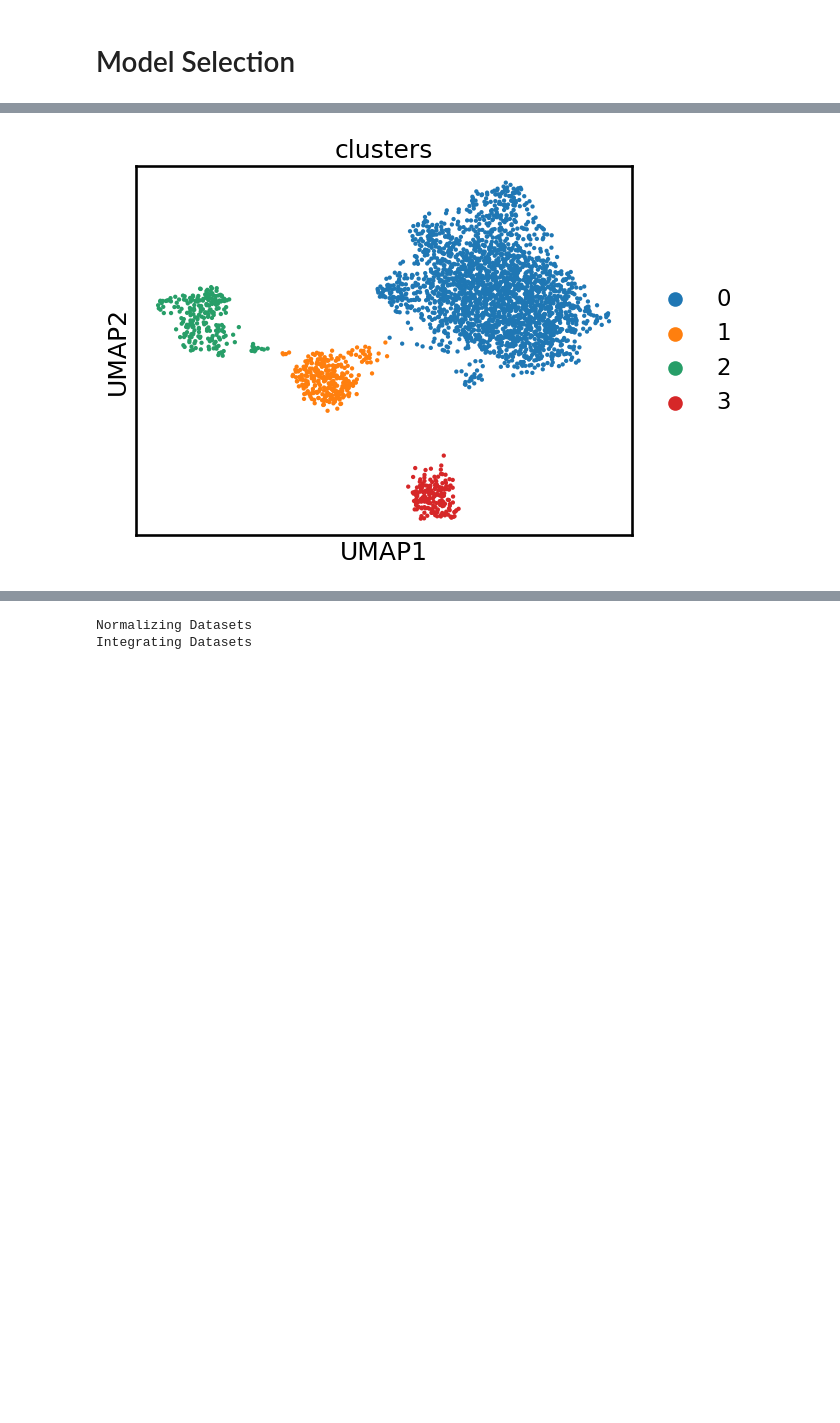
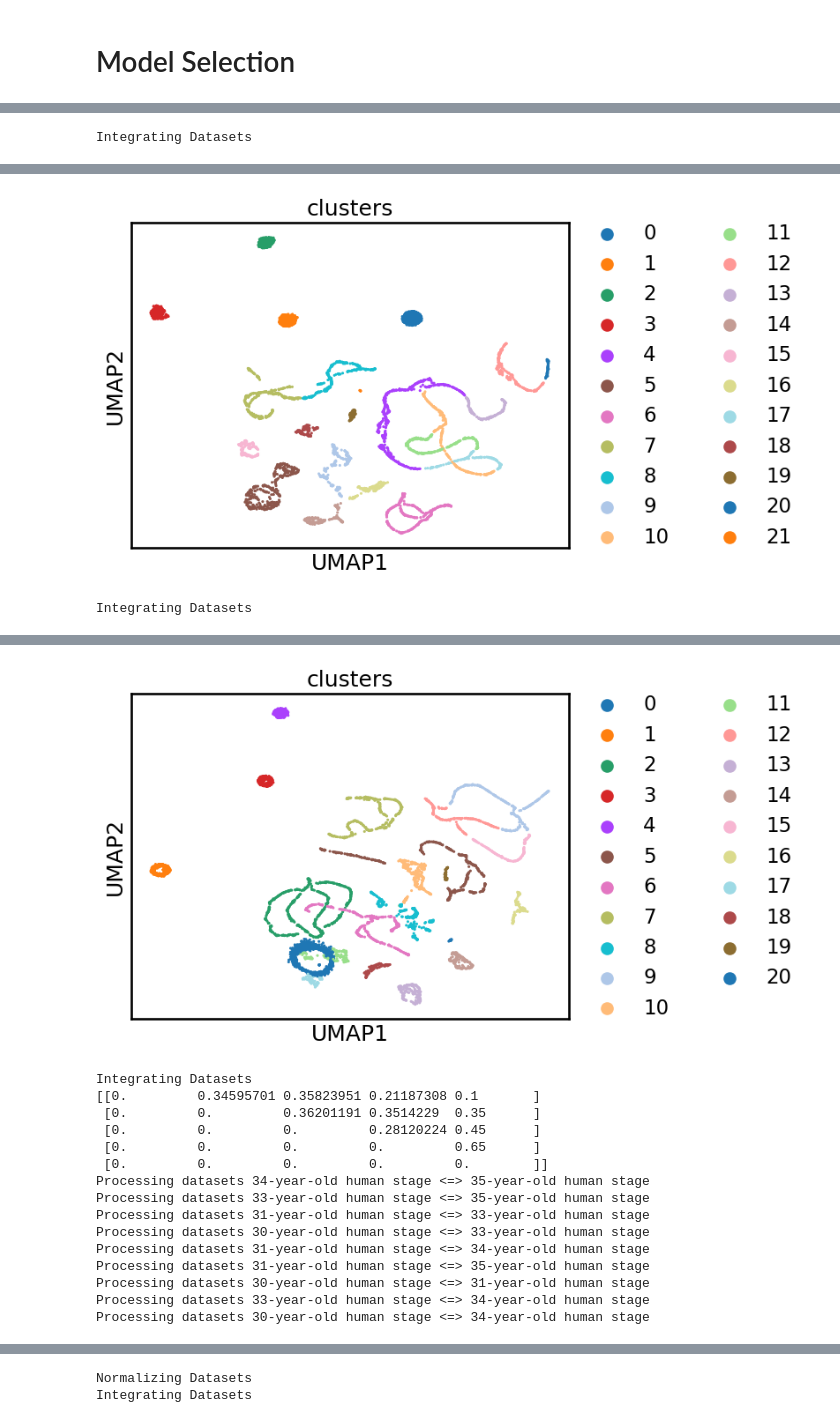
Before and after one commit to mushu-bytes/scRNAseq-benchmarking, a Jupyter notebook: integration_demo.ipynb, the cells around one changed output, grey strips where cells are left out. Cells and saved outputs as stored; diff of their text form; code cells hidden in the pictures; blank space fills up the shorter version.

```diff
--- a/integration_demo.ipynb
+++ b/integration_demo.ipynb
@@ -133,14 +133,28 @@ human_brca_immune.var_names_make_unique()
 human_brca_immune.obs_names_make_unique()
 del human_brca_immune.obsm["X_diffmap"]
 # %%
-cond1 = "31-year-old human stage"
-cond2 = "33-year-old human stage"
+cond1 = "30-year-old human stage"
+cond2 = "31-year-old human stage"
+cond3 = "33-year-old human stage"
+cond4 = "34-year-old human stage"
+cond5 = "35-year-old human stage"
 brca_group_1 = human_brca_immune[human_brca_immune.obs["development_stage"] == cond1]
 brca_group_2 = human_brca_immune[human_brca_immune.obs["development_stage"] == cond2]
+brca_group_3 = human_brca_immune[human_brca_immune.obs["development_stage"] == cond3]
+brca_group_4 = human_brca_immune[human_brca_immune.obs["development_stage"] == cond4]
+brca_group_5 = human_brca_immune[human_brca_immune.obs["development_stage"] == cond5]
+
 brca_group_1.obs["Type"] = cond1
 brca_group_2.obs["Type"] = cond2
+brca_group_3.obs["Type"] = cond3
+brca_group_4.obs["Type"] = cond4
+brca_group_5.obs["Type"] = cond5
+
 brca_group_1.obs["Type"] = brca_group_1.obs["Type"].astype("category")
 brca_group_2.obs["Type"] = brca_group_2.obs["Type"].astype("category")
+brca_group_3.obs["Type"] = brca_group_3.obs["Type"].astype("category")
+brca_group_4.obs["Type"] = brca_group_4.obs["Type"].astype("category")
+brca_group_5.obs["Type"] = brca_group_5.obs["Type"].astype("category")
 # %% [markdown]
 # Run Pipeline
 # %%
@@ -170,9 +184,11 @@ scanorama = preprocess.execute([nsg_s_ctl_1_data, nsg_s_ctl_2_data, nsg_s_ctl_3_
 # %% [markdown]
 # Model Selection
 # %%
-datasets = [brca_group_1, brca_group_2]
-test = SelectPipeline(normalization=["seurat"], integration=["harmony"])
+datasets = [brca_group_1, brca_group_2, brca_group_3, brca_group_4, brca_group_5]
+select_cell_type = SelectPipeline(normalization=["seurat", "zheng17"],\
+                                  integration=["harmony", "merge", "scanorama"],\
+                                  metrics=["jaccard", "ari", "nmi"],)
 # %%
-brca_res, report_brca, pipeline_brca = test.search(datasets)
+brca_res, report_brca, pipeline_brca = select_cell_type.search(datasets, key_metric="ari")
 # %% [output]
 Normalizing Datasets
@@ -192,0 +196 @@ Integrating Datasets
+Integrating Datasets
@@ -193 +206,2 @@ Integrating Datasets
-[figure, old version]
+[figure, new version]
+Integrating Datasets
@@ -193,0 +209,16 @@ Integrating Datasets
+[figure, added]
+Integrating Datasets
+[[0.         0.34595701 0.35823951 0.21187308 0.1       ]
+ [0.         0.         0.36201191 0.3514229  0.35      ]
+ [0.         0.         0.         0.28120224 0.45      ]
+ [0.         0.         0.         0.         0.65      ]
+ [0.         0.         0.         0.         0.        ]]
+Processing datasets 34-year-old human stage <=> 35-year-old human stage
+Processing datasets 33-year-old human stage <=> 35-year-old human stage
+Processing datasets 31-year-old human stage <=> 33-year-old human stage
+Processing datasets 30-year-old human stage <=> 33-year-old human stage
+Processing datasets 31-year-old human stage <=> 34-year-old human stage
+Processing datasets 31-year-old human stage <=> 35-year-old human stage
+Processing datasets 30-year-old human stage <=> 31-year-old human stage
+Processing datasets 33-year-old human stage <=> 34-year-old human stage
+Processing datasets 30-year-old human stage <=> 34-year-old human stage
```
Also changed, not shown: parts of 4 cells of this notebook, 2 other files.
